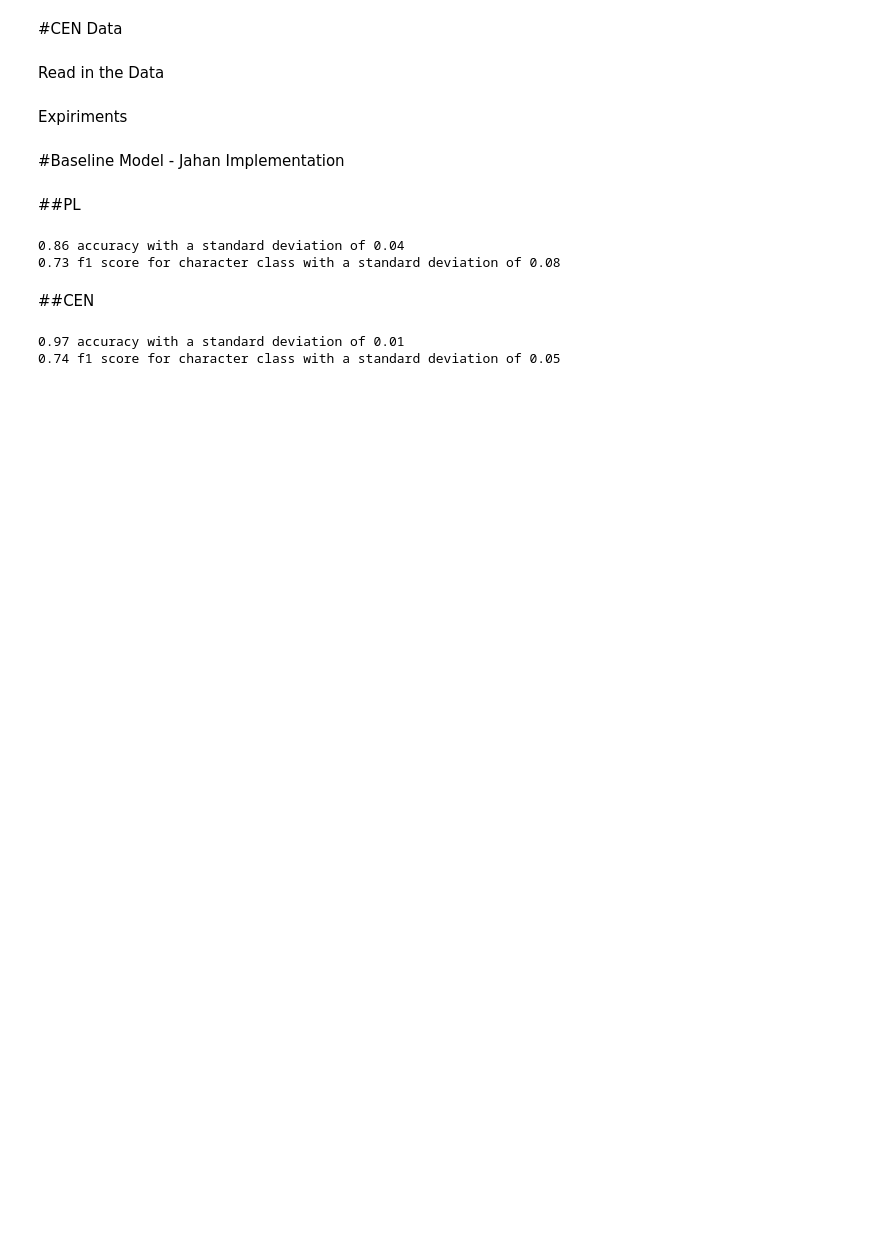
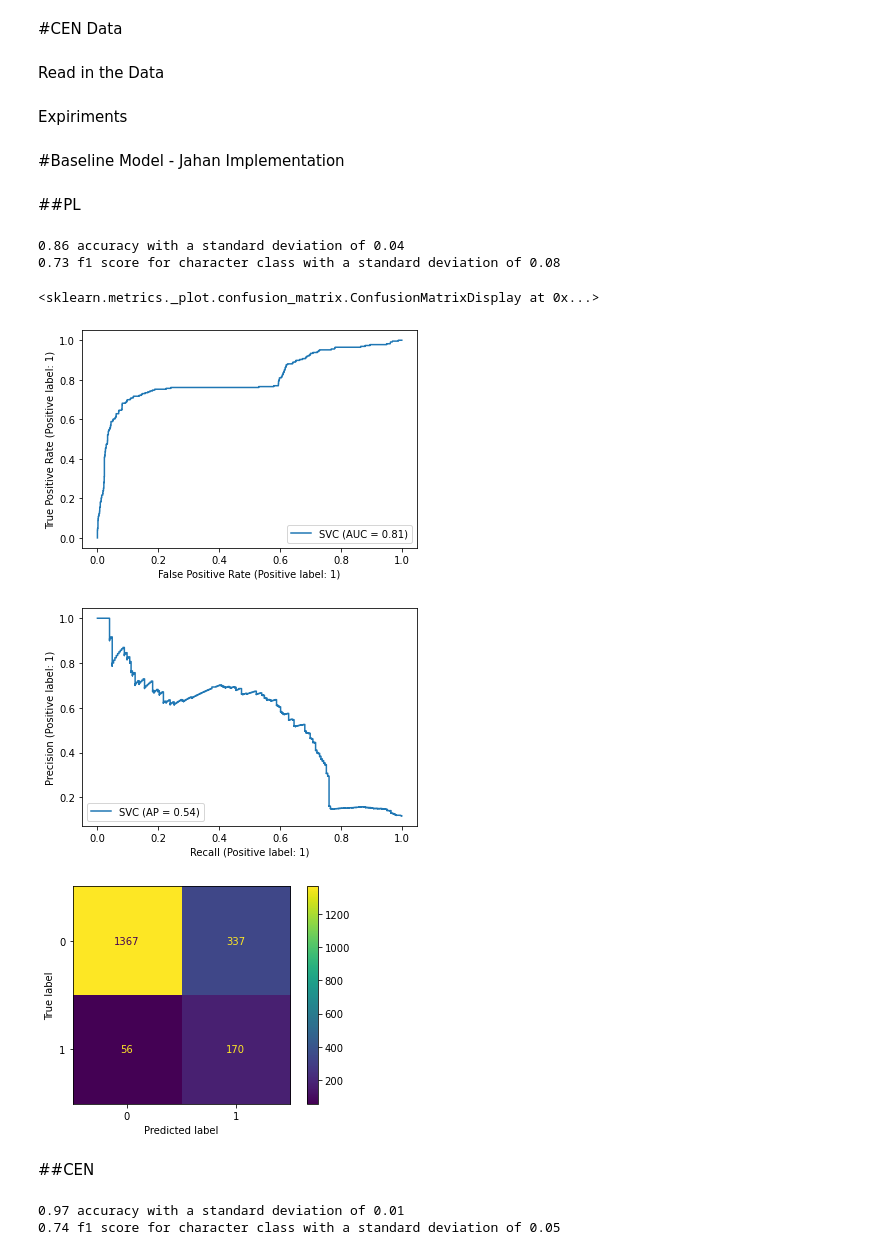
Before and after one commit to raneye99/Char_Ext, a Jupyter notebook: character_extraction.ipynb, the cells around one changed output. Cells and saved outputs as stored; diff of their text form; code cells hidden in the pictures; blank space fills up the shorter version.

Commit message:
add graphs

```diff
--- a/character_extraction.ipynb
+++ b/character_extraction.ipynb
@@ -690,6 +690,23 @@ print("%0.2f f1 score for character class with a standard deviation of %0.2f" %
 # %% [output]
 0.86 accuracy with a standard deviation of 0.04
 0.73 f1 score for character class with a standard deviation of 0.08
+# %%
+#graph ROC curve
+import matplotlib.pyplot as plt
+from sklearn.metrics import plot_roc_curve
+
+#graph ROC curve
+import matplotlib.pyplot as plt
+from sklearn.metrics import plot_roc_curve, plot_precision_recall_curve, plot_confusion_matrix
+
+plot_roc_curve(rbf_svc_1, X_test, y_test)
+plot_precision_recall_curve(rbf_svc_1, X_test, y_test)
+plot_confusion_matrix(rbf_svc_1, X_test, y_test)
+# %% [output]
+<sklearn.metrics._plot.confusion_matrix.ConfusionMatrixDisplay at 0x...>
+[figure, added]
+[figure, added]
+[figure, added]
 # %% [markdown]
 ##CEN
 # %%
```
Also changed, not shown: parts of 30 cells of this notebook, 4 other files.
